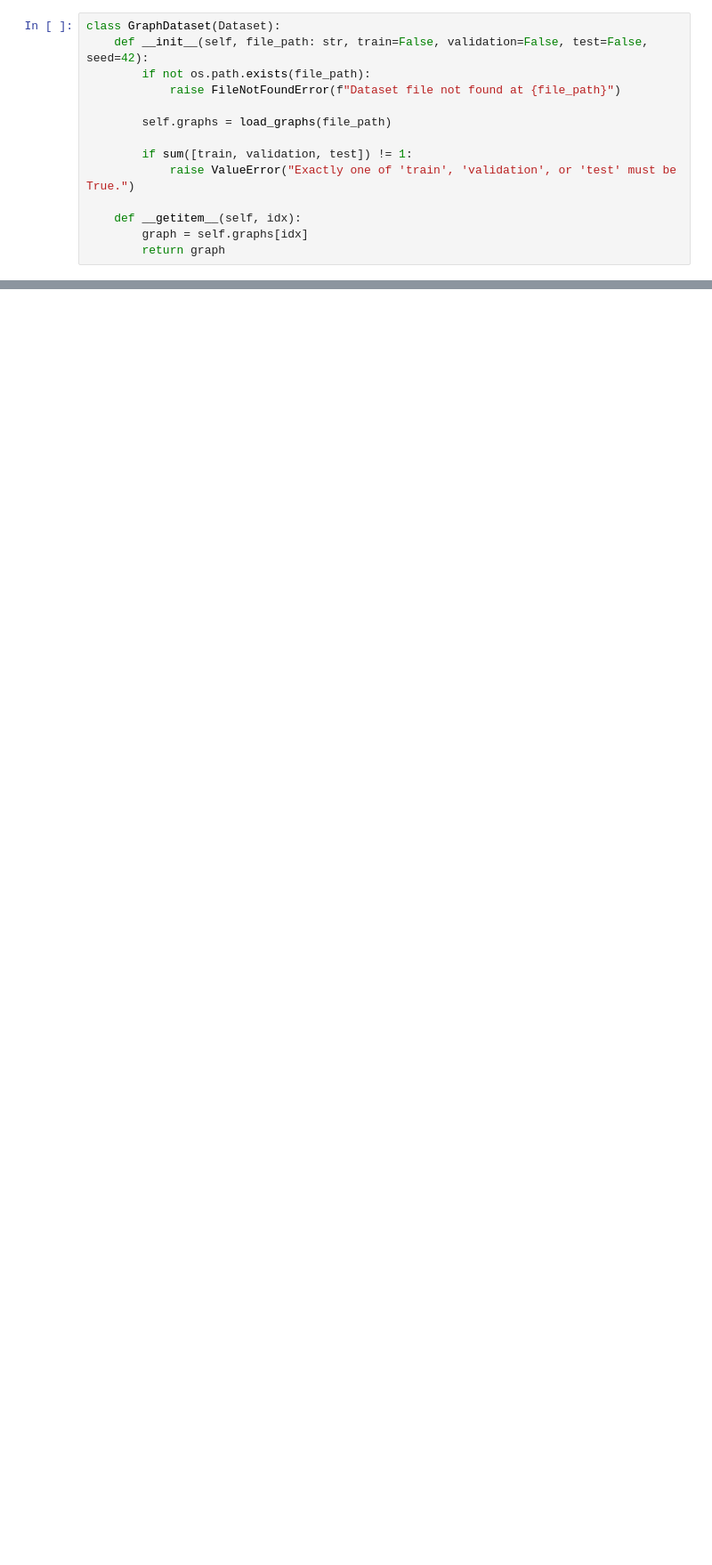
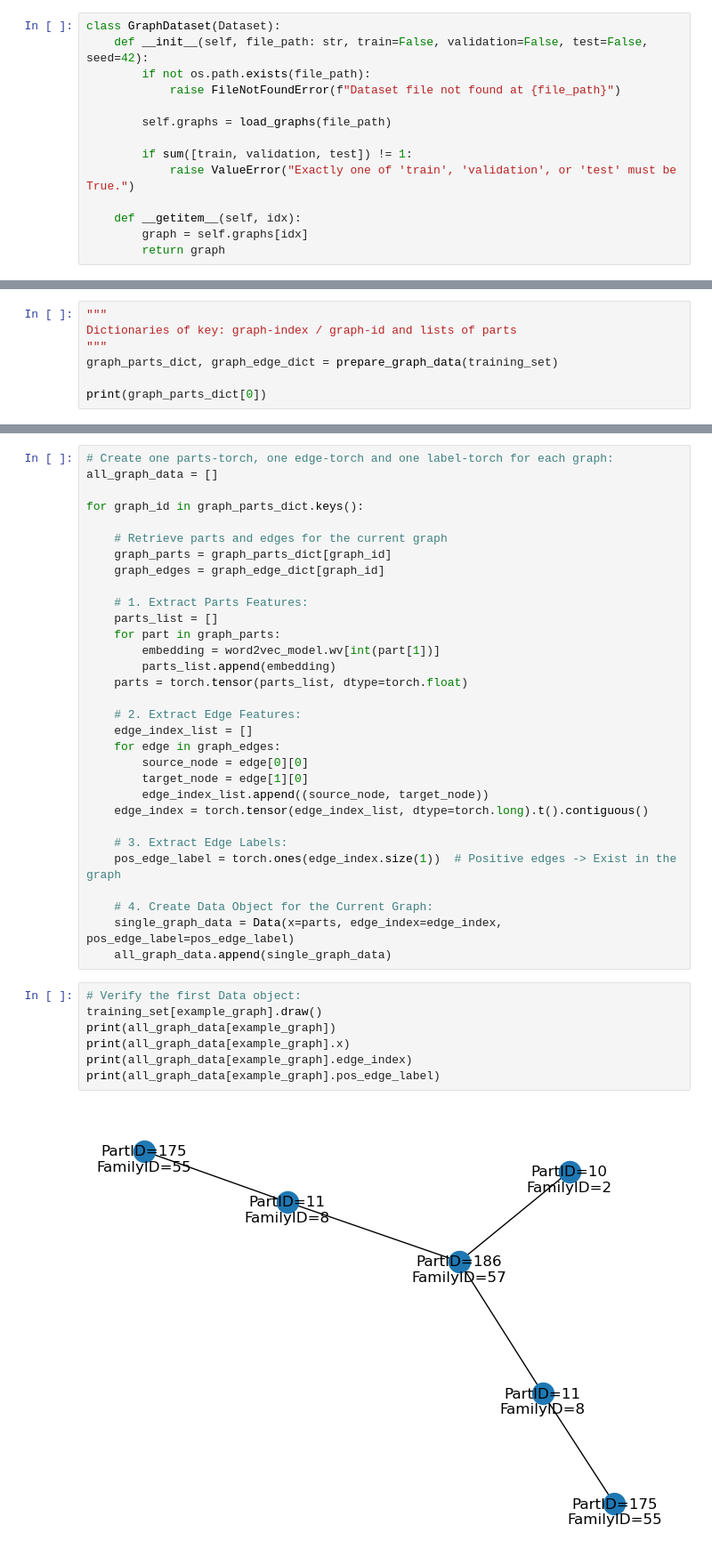
Before and after one commit to javajonny/ai-lecture-project, a Jupyter notebook: predict_GNN.ipynb, the cells around one changed output, grey strips where cells are left out. Shown at 89% size. Saved outputs shown, nothing was run; the diff lists cells and outputs as text; blank space fills up the shorter version.

```diff
--- a/predict_GNN.ipynb
+++ b/predict_GNN.ipynb
@@ -412,0 +114,7 @@ Accuracy: 1.0000
+# %%
+"""
+Dictionaries of key: graph-index / graph-id and lists of parts
+"""
+graph_parts_dict, graph_edge_dict = prepare_graph_data(training_set)
+
+print(graph_parts_dict[0])
@@ -412,0 +205,40 @@ Accuracy: 1.0000
+# %%
+# Create one parts-torch, one edge-torch and one label-torch for each graph:
+all_graph_data = []
+
+for graph_id in graph_parts_dict.keys():
+
+    # Retrieve parts and edges for the current graph
+    graph_parts = graph_parts_dict[graph_id]
+    graph_edges = graph_edge_dict[graph_id]
+
+    # 1. Extract Parts Features:
+    parts_list = []
+    for part in graph_parts:
+        embedding = word2vec_model.wv[int(part[1])]
+        parts_list.append(embedding)
+    parts = torch.tensor(parts_list, dtype=torch.float)
+
+    # 2. Extract Edge Features:
+    edge_index_list = []
+    for edge in graph_edges:
+        source_node = edge[0][0]
+        target_node = edge[1][0]
+        edge_index_list.append((source_node, target_node))
+    edge_index = torch.tensor(edge_index_list, dtype=torch.long).t().contiguous()
+
+    # 3. Extract Edge Labels:
+    pos_edge_label = torch.ones(edge_index.size(1))  # Positive edges -> Exist in the graph
+
+    # 4. Create Data Object for the Current Graph:
+    single_graph_data = Data(x=parts, edge_index=edge_index, pos_edge_label=pos_edge_label)
+    all_graph_data.append(single_graph_data)
+# %%
+# Verify the first Data object:
+training_set[example_graph].draw()
+print(all_graph_data[example_graph])
+print(all_graph_data[example_graph].x)
+print(all_graph_data[example_graph].edge_index)
+print(all_graph_data[example_graph].pos_edge_label)
+# %% [output]
+[figure, added]
```
Also changed, not shown: parts of 70 cells of this notebook, 2 other files.
